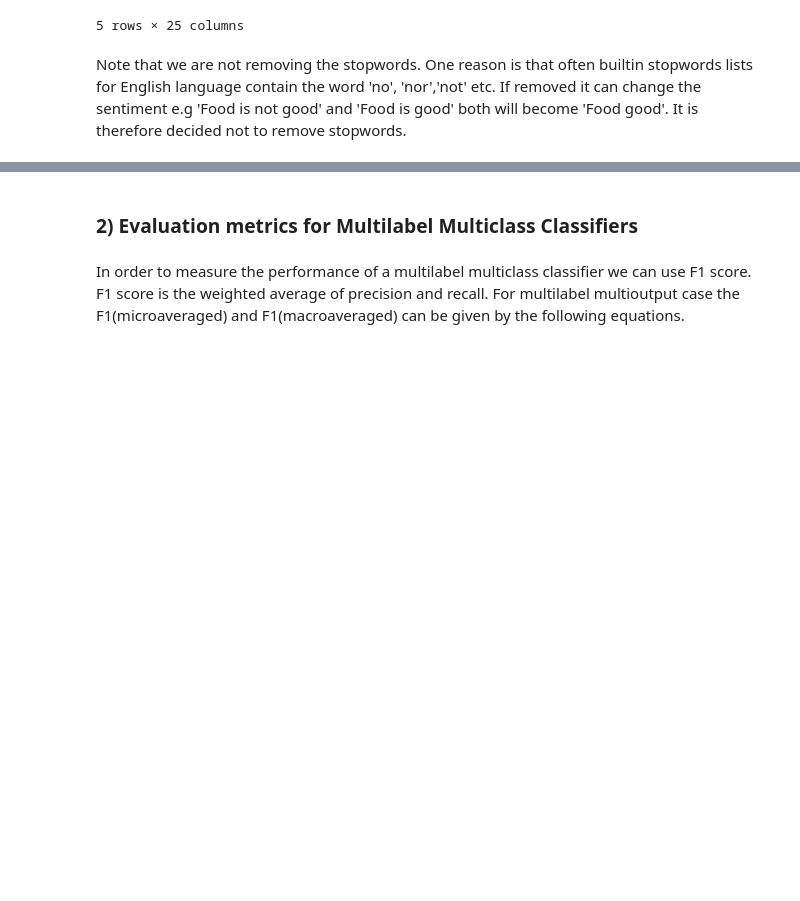
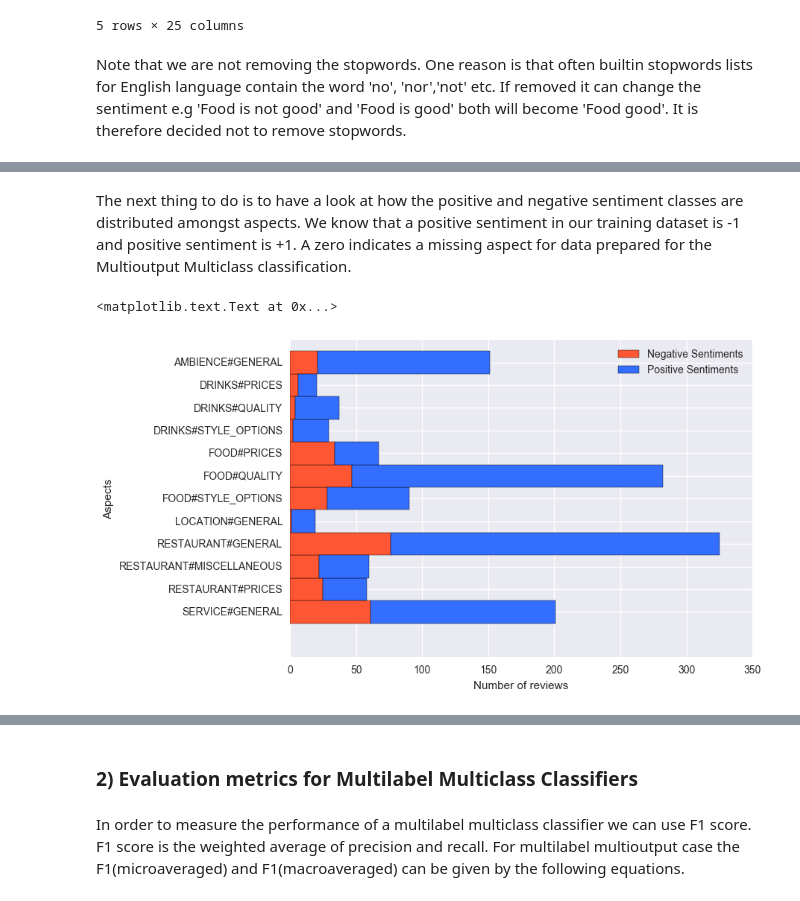
Before and after one commit to umairacheema/absa, a Jupyter notebook: ABSA.ipynb, the cells around one changed output, grey strips where cells are left out. Saved outputs shown, nothing was run; the diff lists cells and outputs as text; code cells hidden in the pictures; blank space fills up the shorter version.

```diff
--- a/ABSA.ipynb
+++ b/ABSA.ipynb
@@ -182,0 +263,2 @@ df_testing_multilabel.tail()
+# %% [markdown]
+The next thing to do is to have a look at how the positive and negative sentiment classes are distributed amongst aspects. We know that a positive sentiment in our training dataset is -1 and positive sentiment is +1. A zero indicates a missing aspect for data prepared for the Multioutput Multiclass classification.
@@ -182,0 +277,23 @@ df_testing_multilabel.tail()
+# %%
+#Count +1 and -1 for all aspects
+positives = []
+negatives = []
+col_names=[]
+width = 1
+for column in y_train:
+    positives.append(y_train[column].value_counts()[1])
+    negatives.append(y_train[column].value_counts()[-1])
+    col_names.append(column)
+N=np.arange(12)
+fig = plt.figure()
+ax = plt.subplot(111)
+neg=ax.barh(N, negatives, width, color='#FF5733', align='center' )
+pos=ax.barh(N, positives, width, color='#336EFF',left=negatives,align='center')
+ax.set_yticks(N)
+ax.set_yticklabels(col_names,);
+ax.legend((neg[0],pos[0]),('Negative Sentiments','Positive Sentiments'));
+ax.set_xlabel('Number of reviews')
+ax.set_ylabel('Aspects')
+# %% [output]
+<matplotlib.text.Text at 0x...>
+[figure, added]
```
Also changed, not shown: parts of 26 cells of this notebook.
